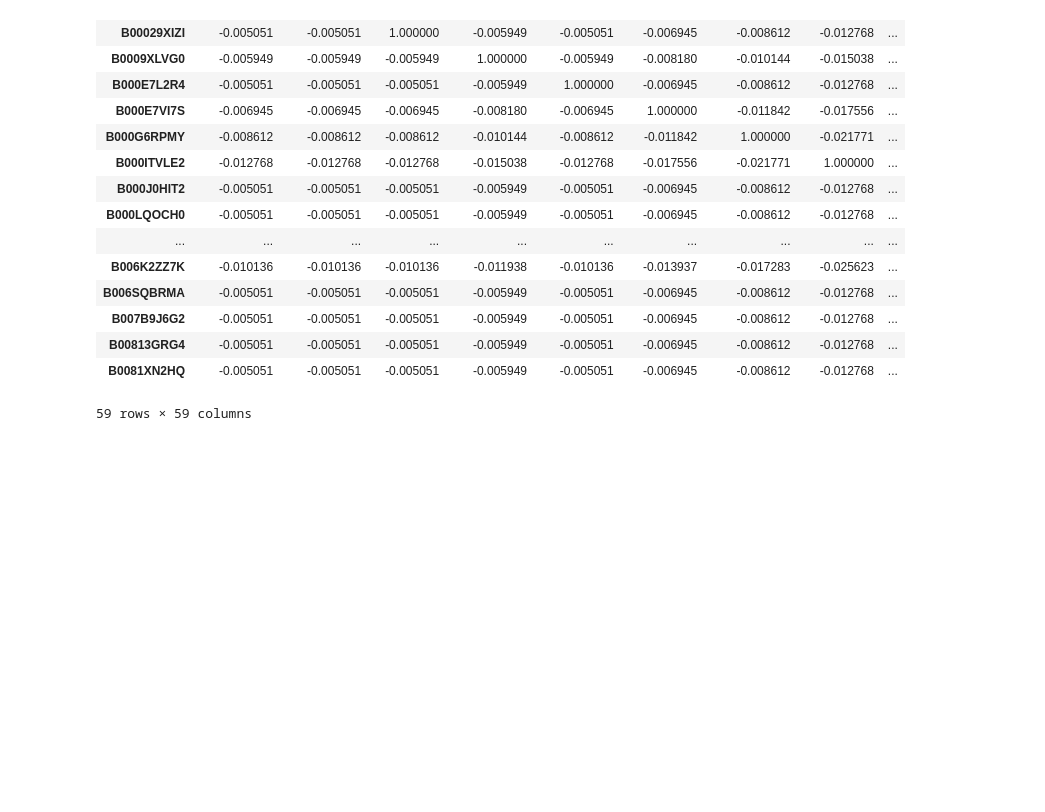
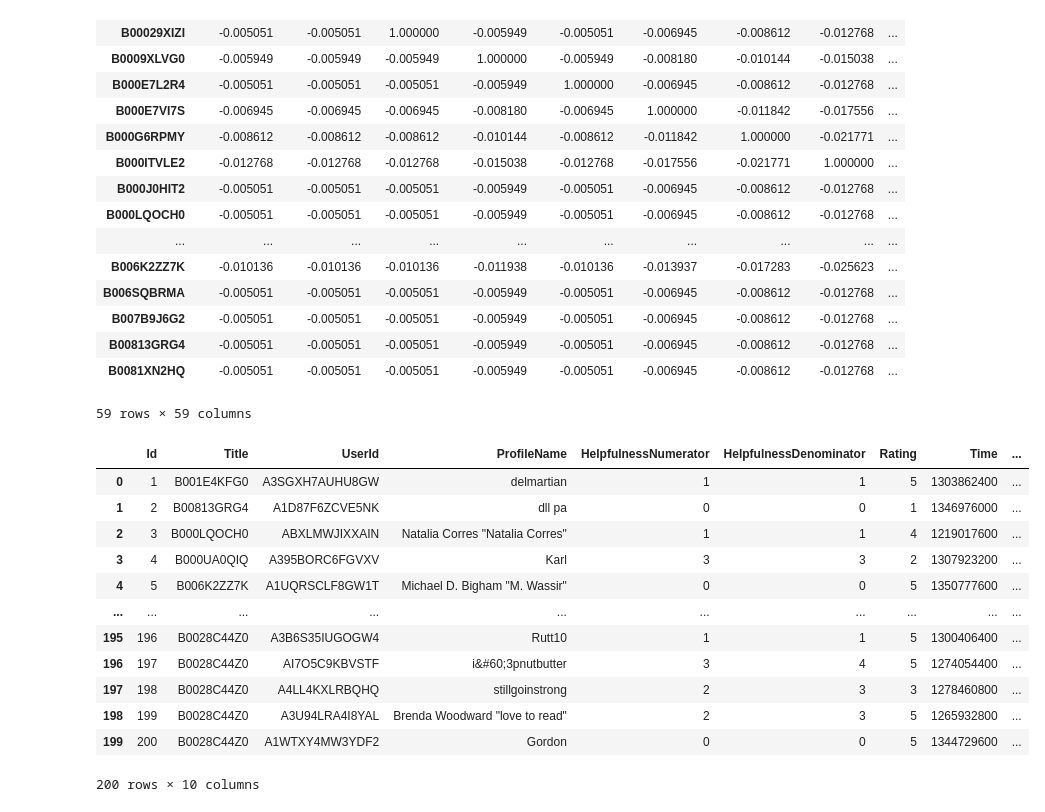
Before and after one commit to gsdavis1959/Python, a Jupyter notebook: SimpleRecommendation.ipynb, the cells around one changed output. Saved outputs shown, nothing was run; the diff lists cells and outputs as text; code cells hidden in the pictures; blank space fills up the shorter version.

```diff
--- a/SimpleRecommendation.ipynb
+++ b/SimpleRecommendation.ipynb
@@ -184,3 +210,26 @@ similarity_df
 | B00813GRG4 | -0.005051 | -0.005051 | -0.005051 | -0.005949 | -0.005051 | -0.006945 | -0.008612 | -0.012768 | ... |
 | B0081XN2HQ | -0.005051 | -0.005051 | -0.005051 | -0.005949 | -0.005051 | -0.006945 | -0.008612 | -0.012768 | ... |
 59 rows × 59 columns
+# %%
+import pandas as pd
+# Load the dataset.
+df = pd.read_csv('https://raw.githubusercontent.com/gsdavis1959/Data/master/ProductReviews.csv')
+df.head()
+# Sample DataFrame
+
+df = df.rename(columns={'Score': 'Rating', 'ProductId': 'Title'})
+df
+# %% [output]
+|  | Id | Title | UserId | ProfileName | HelpfulnessNumerator | HelpfulnessDenominator | Rating | Time | ... |
+| 0 | 1 | B001E4KFG0 | A3SGXH7AUHU8GW | delmartian | 1 | 1 | 5 | 1303862400 | ... |
+| 1 | 2 | B00813GRG4 | A1D87F6ZCVE5NK | dll pa | 0 | 0 | 1 | 1346976000 | ... |
+| 2 | 3 | B000LQOCH0 | ABXLMWJIXXAIN | Natalia Corres "Natalia Corres" | 1 | 1 | 4 | 1219017600 | ... |
+| 3 | 4 | B000UA0QIQ | A395BORC6FGVXV | Karl | 3 | 3 | 2 | 1307923200 | ... |
+| 4 | 5 | B006K2ZZ7K | A1UQRSCLF8GW1T | Michael D. Bigham "M. Wassir" | 0 | 0 | 5 | 1350777600 | ... |
+| ... | ... | ... | ... | ... | ... | ... | ... | ... | ... |
+| 195 | 196 | B0028C44Z0 | A3B6S35IUGOGW4 | Rutt10 | 1 | 1 | 5 | 1300406400 | ... |
+| 196 | 197 | B0028C44Z0 | AI7O5C9KBVSTF | i&#60;3pnutbutter | 3 | 4 | 5 | 1274054400 | ... |
+| 197 | 198 | B0028C44Z0 | A4LL4KXLRBQHQ | stillgoinstrong | 2 | 3 | 3 | 1278460800 | ... |
+| 198 | 199 | B0028C44Z0 | A3U94LRA4I8YAL | Brenda Woodward "love to read" | 2 | 3 | 5 | 1265932800 | ... |
+| 199 | 200 | B0028C44Z0 | A1WTXY4MW3YDF2 | Gordon | 0 | 0 | 5 | 1344729600 | ... |
+200 rows × 10 columns
```
Also changed, not shown: parts of 5 cells of this notebook.
